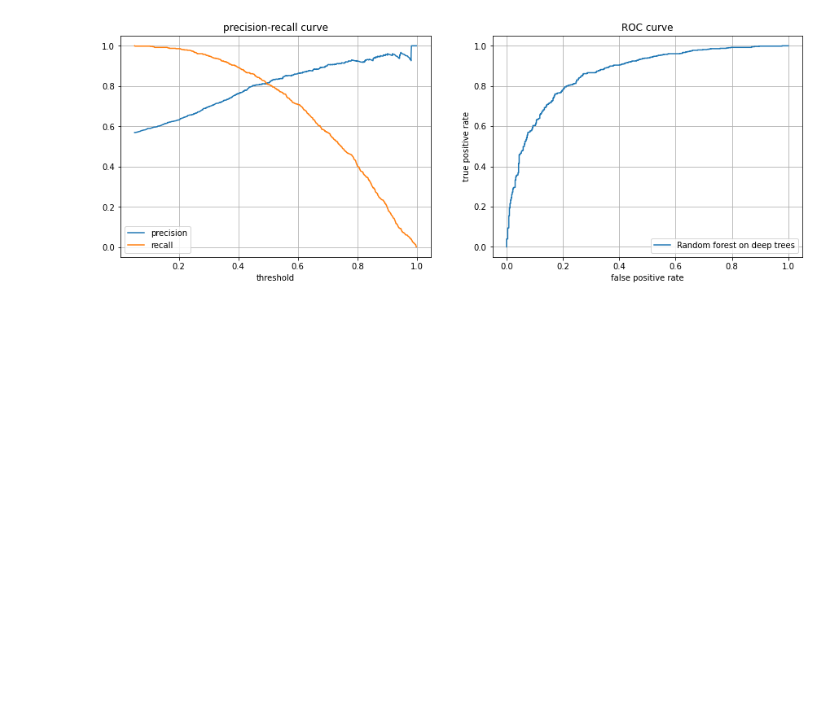
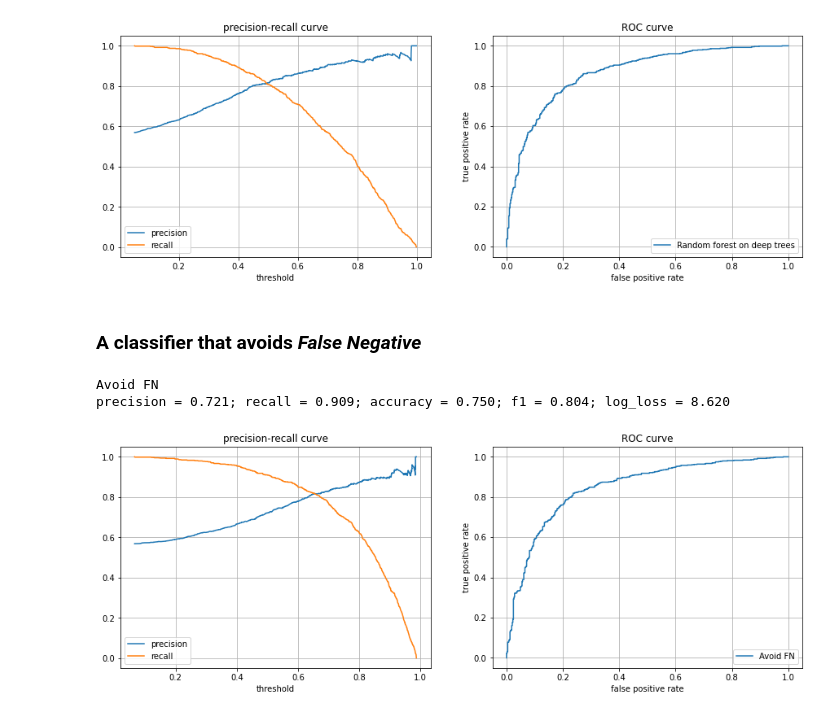
Before and after one commit to vanSultan/ml_itmo, a Jupyter notebook: lab_01/lab_01.ipynb, the cells around one changed output. Saved outputs shown, nothing was run; the diff lists cells and outputs as text; code cells hidden in the pictures; blank space fills up the shorter version.

```diff
--- a/lab_01/lab_01.ipynb
+++ b/lab_01/lab_01.ipynb
@@ -120,3 +132,17 @@ show_metrics(
 Random forest on deep trees
 precision = 0.817; recall = 0.808; accuracy = 0.790; f1 = 0.812; log_loss = 7.270
 [figure]
+# %% [markdown]
+### A classifier that avoids *False Negative*
+# %%
+forest_fn = RandomForestClassifier(max_depth=18, class_weight={0: 1, 1: 8}, random_state=777)
+forest_fn = forest_fn.fit(x_train, y_train)
+
+show_metrics(
+    "Avoid FN", y_test,
+    forest_fn.predict(x_test), forest_fn.predict_proba(x_test)[:, 1]
+)
+# %% [output]
+Avoid FN
+precision = 0.721; recall = 0.909; accuracy = 0.750; f1 = 0.804; log_loss = 8.620
+[figure, added]
```
Also changed, not shown: parts of 5 cells of this notebook.
